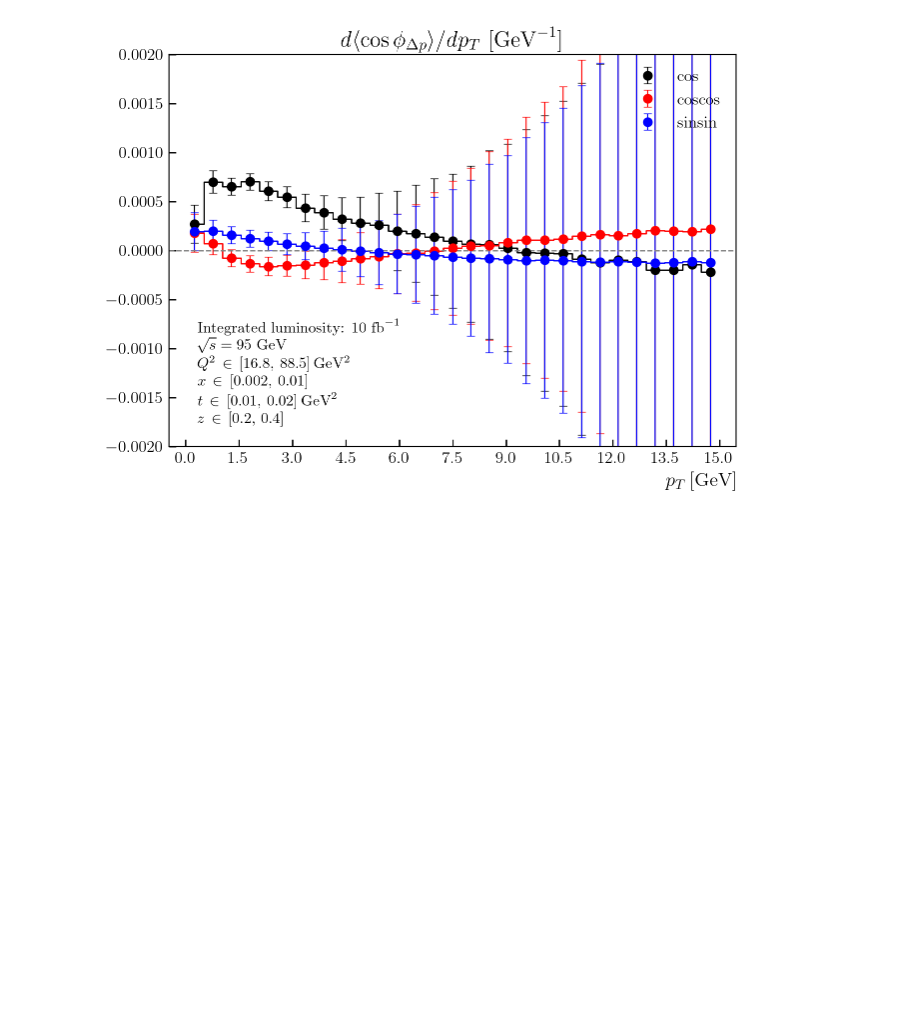
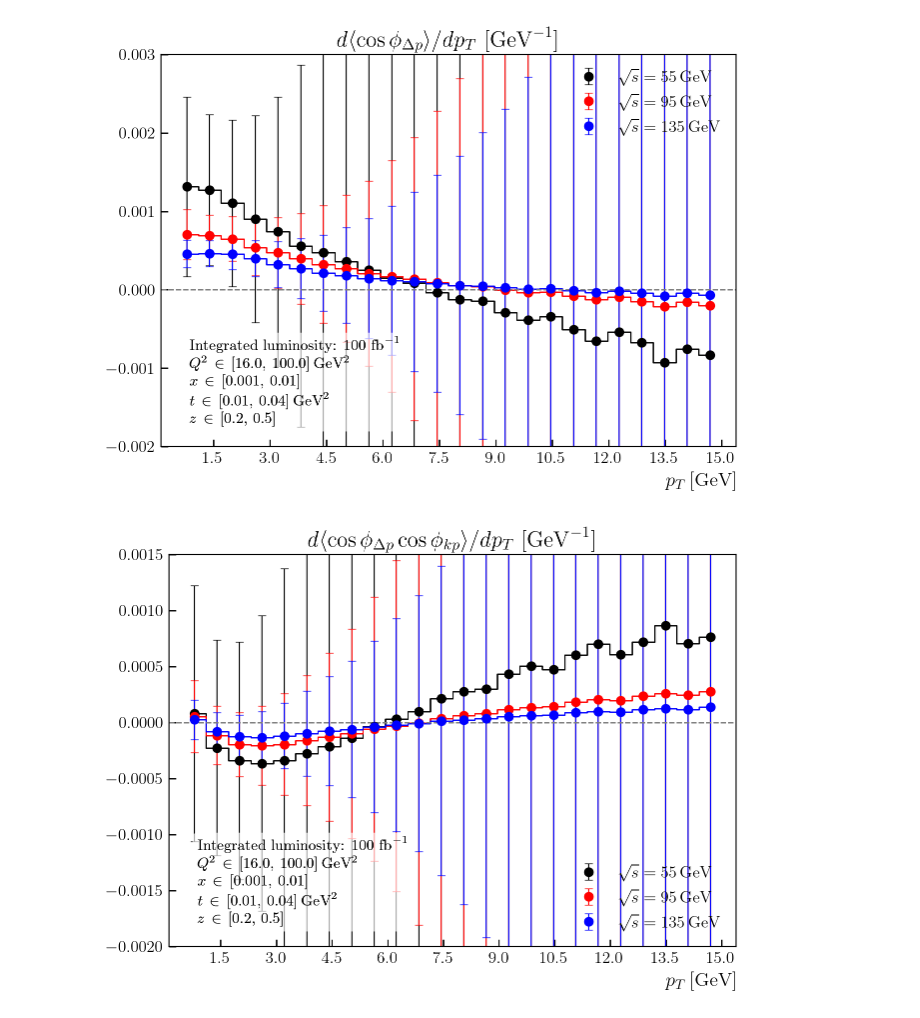
Before and after one commit to brandonmanley/dijet_DSA, a Jupyter notebook: bmanley/dsa_mc_analysis.ipynb, the cells around one changed output. Saved outputs shown, nothing was run; the diff lists cells and outputs as text; code cells hidden in the pictures; blank space fills up the shorter version.

```diff
--- a/bmanley/dsa_mc_analysis.ipynb
+++ b/bmanley/dsa_mc_analysis.ipynb
@@ -7,12 +7,11 @@ from matplotlib.ticker import MaxNLocator
 # %%
 # for testing
 # mcfiles = ['../dsa_mc/testing.npy']
-mcfiles = ['../dsa_mc/roots_95/roots_95_100k.npy']
+# mcfiles = ['../dsa_mc/roots_95_test/roots_95.npy']
 
 # for different center of mass energies
-# rs_arr = ['55', '65', '75', '85', '95', '105', '115']
-# rs_arr = ['55', '95']
-# mcfiles = [f'../dsa_mc/roots_{rs}/roots_{rs}_100k.npy' for rs in rs_arr]
+rs_arr = ['55', '95', '135']
+mcfiles = [f'../dsa_mc/mc_data/roots_{rs}/roots_{rs}_240k.npy' for rs in rs_arr]
 
 # for different replicas
 # mcfiles = [
@@ -239,20 +268,21 @@ def cut_data(df, var, constraints={}, **options):
 # plot relevant quantities
 
 Q_bins = np.linspace(6, 10.0, num=35)
-pT_bins = np.linspace(0, 15.0, num=30)
+pT_bins = np.linspace(0.5, 15.0, num=25)
+# pT_bins = np.linspace(0, 9.0, num=70)
 phi_bins = [i/(2*np.pi) for i in range(15)]
 
-lumi = 10
+lumi = 100
 Q_min = 4.0
 Q_max = 9.5
 y_min = 0.4
 y_max = 0.5
 z_min = 0.2
-z_max = 0.4
+z_max = 0.5
 x_min = 0.00001
 x_max = 0.01
 t_min = 0.01
-t_max = 0.02
+t_max = 0.04
 
 cuts = {
         # 'Q': [Q_min, Q_max],
@@ -260,7 +290,7 @@ cuts = {
         # 'y': [y_min, y_max],
         'z': [z_min, z_max],
         # 'x': [x_min, x_max],
-        't': [t_min, t_max]
+        # 't': [t_min, t_max]
         }
 
 cdata = []
@@ -269,22 +299,26 @@ for df in mc_dfs:
     tdata, cdf = cut_data(df, 'pT', cuts, bins=pT_bins, lumi=lumi)
     cdata.append(tdata)
 
-labels = ['cos', 'coscos', 'sinsin']
+# labels = [r'$ \langle \cos \phi_{\Delta p} \rangle $', r' $ \langle \cos \phi_{k p} \cos \phi_{\Delta p} \rangle $', r' $ \langle \sin \phi_{k p} \sin \phi_{\Delta p} \rangle $']
 tag = 'DNS'
-plot_histogram(cdata, cdf, ['cos(phi_Dp)', 'cos(phi_Dp)cos(phi_kp)', 'sin(phi_Dp)sin(phi_kp)'],
+
+labels = [r'$\sqrt{s} = 55 \, \mathrm{GeV}$', r'$\sqrt{s} = 95 \, \mathrm{GeV}$', r'$\sqrt{s} = 135 \, \mathrm{GeV}$']
+
+# ['cos(phi_Dp)', 'cos(phi_Dp)cos(phi_kp)', 'sin(phi_Dp)sin(phi_kp)']
+plot_histogram(cdata, cdf, ['cos(phi_Dp)'],
                labels = labels,
                efficiency = 1,
                # y_scale='log',
                # x_scale='log',
                # x_limits = [5, 11],
                bins = pT_bins,
-               y_limits = [-0.002, 0.002],
+               y_limits = [-0.002, 0.003],
                # one_line = True,
                zero_line = True,
                # plot_ratio=False,
                 # rel_error=True,
                info_box = True,
-               roots_label=True,
+               # roots_label=True,
                title=r'$d \langle  \cos \phi_{\Delta p} \rangle /dp_T \,\,[\mathrm{GeV}^{-1}]$',
                # title=r'$\delta_{\mathrm{rel.}}  \langle  \cos \phi_{\Delta p}  \rangle $',
                x_label=r'$p_T\, [\mathrm{GeV}]$',
@@ -292,7 +326,50 @@ plot_histogram(cdata, cdf, ['cos(phi_Dp)', 'cos(phi_Dp)cos(phi_kp)', 'sin(phi_Dp
               )
 
 
-np.save('predictions/dsa_mc.npy', cdata, allow_pickle=True)
+plot_histogram(cdata, cdf, ['cos(phi_Dp)cos(phi_kp)'],
+               labels = labels,
+               efficiency = 1,
+               # y_scale='log',
+               # x_scale='log',
+               # x_limits = [5, 11],
+               bins = pT_bins,
+               y_limits = [-0.002, 0.0015],
+               # one_line = True,
+               zero_line = True,
+               # plot_ratio=False,
+                # rel_error=True,
+               info_box = True,
+               # roots_label=True,
+               title=r'$d \langle  \cos \phi_{\Delta p} \cos \phi_{k p} \rangle /dp_T \,\,[\mathrm{GeV}^{-1}]$',
+               # title=r'$\delta_{\mathrm{rel.}}  \langle  \cos \phi_{\Delta p}  \rangle $',
+               x_label=r'$p_T\, [\mathrm{GeV}]$',
+               saveas = f'plots/cos_{tag}.pdf'
+              )
+
+
+
+plot_histogram(cdata, cdf, ['sin(phi_Dp)sin(phi_kp)'],
+               labels = labels,
+               efficiency = 1,
+               # y_scale='log',
+               # x_scale='log',
+               # x_limits = [5, 11],
+               bins = pT_bins,
+               y_limits = [-0.002, 0.0015],
+               # one_line = True,
+               zero_line = True,
+               # plot_ratio=False,
+                # rel_error=True,
+               info_box = True,
+               # roots_label=True,
+               title=r'$d \langle  \sin \phi_{\Delta p} \sin \phi_{k p} \rangle /dp_T \,\,[\mathrm{GeV}^{-1}]$',
+               # title=r'$\delta_{\mathrm{rel.}}  \langle  \cos \phi_{\Delta p}  \rangle $',
+               x_label=r'$p_T\, [\mathrm{GeV}]$',
+               saveas = f'plots/cos_{tag}.pdf'
+              )
+
+
+# np.save('predictions/dsa_mc.npy', cdata, allow_pickle=True)
 
 
 # for different center of mass energies
@@ -322,7 +399,6 @@ np.save('predictions/dsa_mc.npy', cdata, allow_pickle=True)
 #                lumi = lumi,
 #                labels = labels,
 #                efficiency = 1,
-#                # y_scale='log',
 #                # x_scale='log',
 #                # x_limits = [5, 11],
 #                bins = pT_bins,
@@ -354,31 +430,32 @@ np.save('predictions/dsa_mc.npy', cdata, allow_pickle=True)
 #                info_box = True,
 #                roots_label=True,
 #                title=r'$d \langle  \cos \phi_{\Delta p} \cos \phi_{k p} \rangle /dp_T \,\,[\mathrm{GeV}^{-1}]$',
 #                # title=r'$\delta_{\mathrm{rel.}} \langle   \cos \phi_{\Delta p} \cos \phi_{k p}  \rangle $',
 #                x_label=r'$p_T\, [\mathrm{GeV}]$',
 #                saveas = f'plots/coscos_{tag}.pdf'
 #               )
 
 
 
 # plot_histogram(cdata, cdf, ['<sin(phi_Dp)sin(phi_kp)>'],
 #                lumi = lumi,
 #                labels = labels,
 #                efficiency = 1,
 #                # y_scale='log',
 #                # x_scale='log',
 #                # x_limits = [5, 11],
 #                bins = pT_bins,
 #                y_limits = [-0.01, 0.01],
 #                # one_line = True,
 #                zero_line = True,
 #                 # rel_error=True,
 #                info_box = True,
 #                roots_label=True,
 #                title=r'$d \langle  \sin \phi_{\Delta p} \sin \phi_{k p} \rangle /dp_T \,\,[\mathrm{GeV}^{-1}]$',
 #                # title=r'$\delta_{\mathrm{rel.}}  \langle  \sin \phi_{\Delta p} \sin \phi_{k p}  \rangle $',
 #                x_label=r'$p_T\, [\mathrm{GeV}]$',
 #                saveas = f'plots/sinsin_{tag}.pdf'
 #               )
 # %% [output]
-[figure, old version]
+[figure, new version]
+[figure, added]
```
Also changed, not shown: parts of 3 cells of this notebook, 56 other files.
